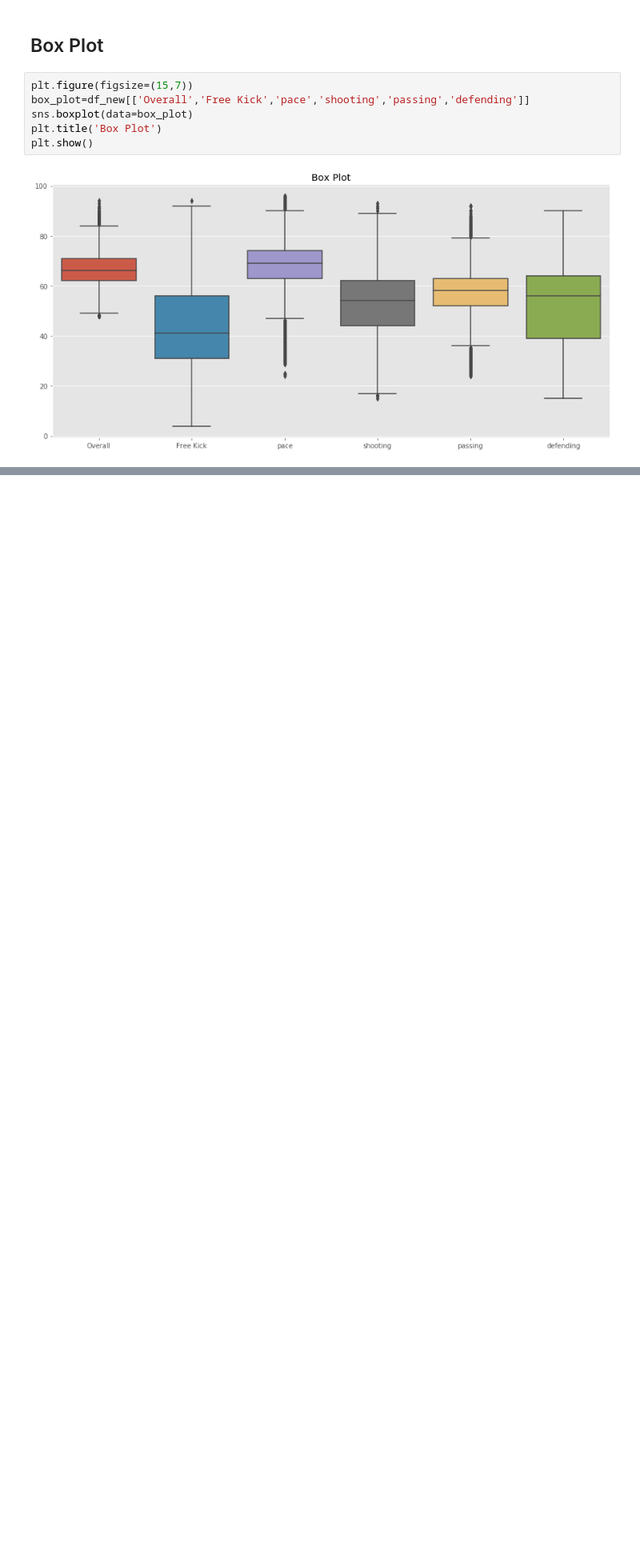
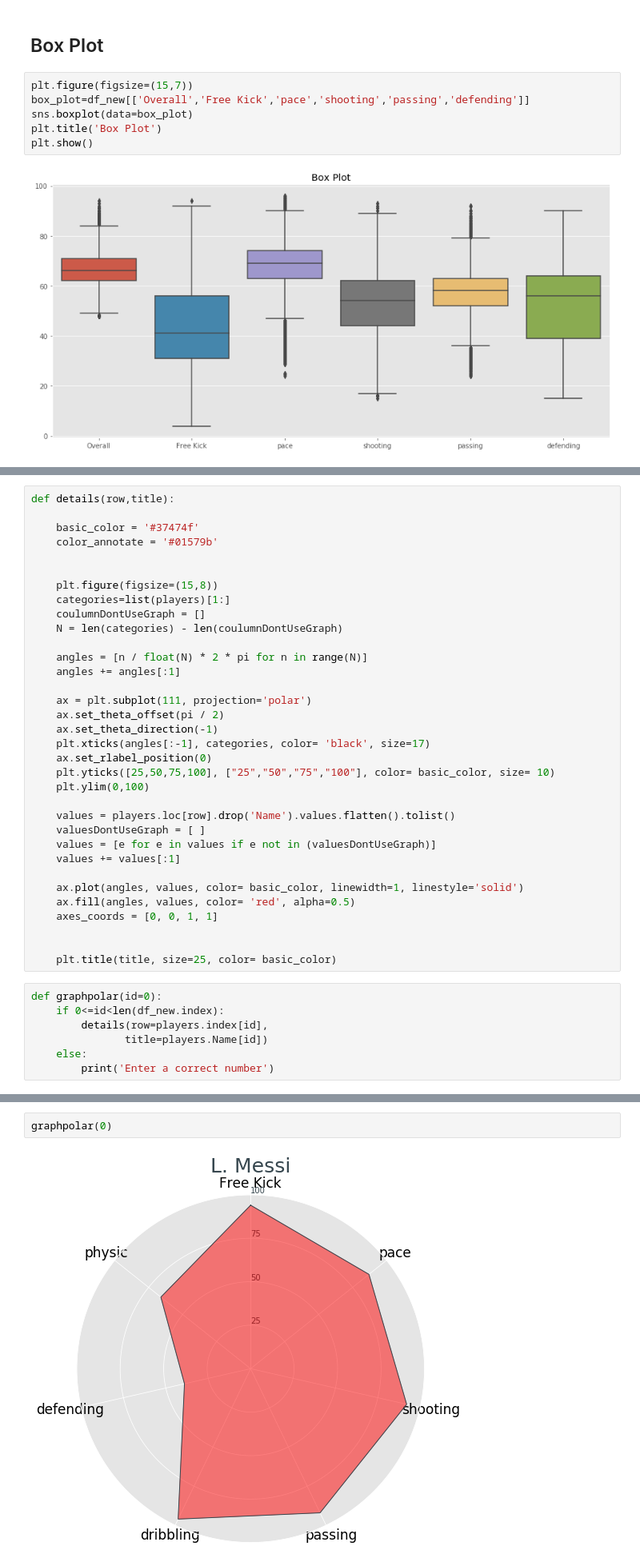
Before and after one commit to shlokadaga/fifa20, a Jupyter notebook: fifa20_project.ipynb, the cells around one changed output, grey strips where cells are left out. Shown: that part at 80% size. Drawn from its saved outputs; the diff is of its cells as text; blank space fills up the shorter version.

```diff
--- a/fifa20_project.ipynb
+++ b/fifa20_project.ipynb
@@ -546,0 +567,41 @@ plt.show()
+# %%
+def details(row,title):
+
+    basic_color = '#37474f'
+    color_annotate = '#01579b'
+
+
+    plt.figure(figsize=(15,8))
+    categories=list(players)[1:]
+    coulumnDontUseGraph = []
+    N = len(categories) - len(coulumnDontUseGraph)
+
+    angles = [n / float(N) * 2 * pi for n in range(N)]
+    angles += angles[:1]
+
+    ax = plt.subplot(111, projection='polar')
+    ax.set_theta_offset(pi / 2)
+    ax.set_theta_direction(-1)
+    plt.xticks(angles[:-1], categories, color= 'black', size=17)
+    ax.set_rlabel_position(0)
+    plt.yticks([25,50,75,100], ["25","50","75","100"], color= basic_color, size= 10)
+    plt.ylim(0,100)
+
+    values = players.loc[row].drop('Name').values.flatten().tolist()
+    valuesDontUseGraph = [ ]
+    values = [e for e in values if e not in (valuesDontUseGraph)]
+    values += values[:1]
+
+    ax.plot(angles, values, color= basic_color, linewidth=1, linestyle='solid')
+    ax.fill(angles, values, color= 'red', alpha=0.5)
+    axes_coords = [0, 0, 1, 1]
+
+
+    plt.title(title, size=25, color= basic_color)
+# %%
+def graphpolar(id=0):
+    if 0<=id<len(df_new.index):
+        details(row=players.index[id],
+               title=players.Name[id])
+    else:
+        print('Enter a correct number')
@@ -546,0 +610,4 @@ plt.show()
+# %%
+graphpolar(0)
+# %% [output]
+[figure, added]
```
Also changed, not shown: parts of 9 cells of this notebook.
